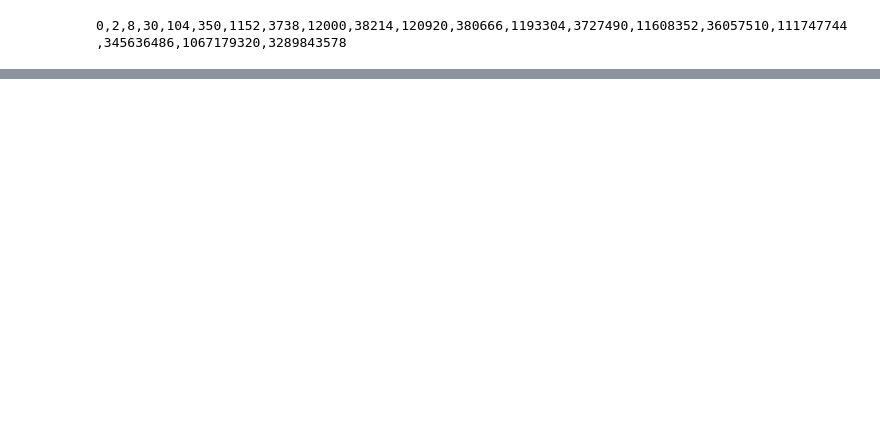
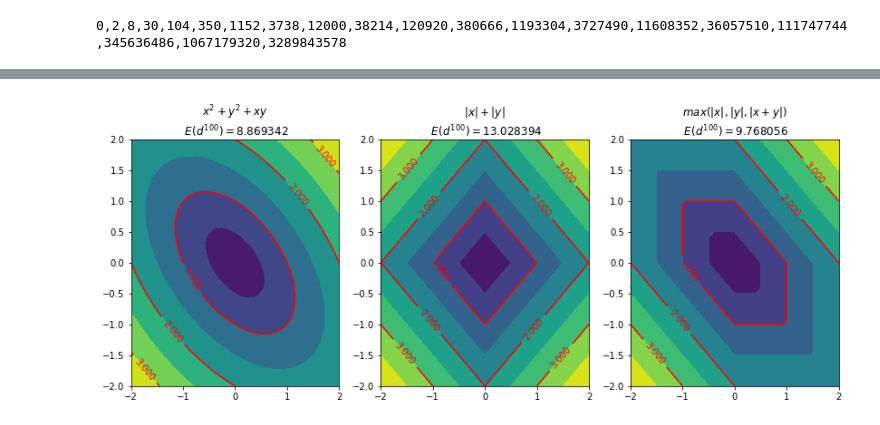
Before and after one commit to MathAndAlgo/DiscussionBoard, a Jupyter notebook: [概率论]正三角形密铺上的随机游走.ipynb, the cells around one changed output, grey strips where cells are left out. Cells and saved outputs as stored; diff of their text form; code cells hidden in the pictures; blank space fills up the shorter version.

```diff
--- a/[概率论]正三角形密铺上的随机游走.ipynb
+++ b/[概率论]正三角形密铺上的随机游走.ipynb
@@ -81,0 +133,24 @@ del Tvec,lst
+# %%
+x = Tvec.take(0,axis = 2)
+y = Tvec.take(1,axis = 2)
+lst = []
+for i,m  in enumerate(metrics):
+    m = eval(m)
+    d = m(x,y).mean(axis = 0)
+    lst += [d];
+Ds = lst[:]
+# %%
+### De facto
+plt.figure(figsize = [14,5])
+L = len(metrics)
+lst = []
+for i,m  in enumerate(metrics):
+    m = eval(m)
+    plt.subplot(1,L,i+1)
+    dmet_2d(m)
+    tl = '$%s$'%(eqns[m])
+    tl += '\n $E(d^{100})=%.6f$' % Ds[i][100]
+    plt.title(tl)
+plt.show()
+# %% [output]
+[figure, added]
```
Also changed, not shown: parts of 30 cells of this notebook.
